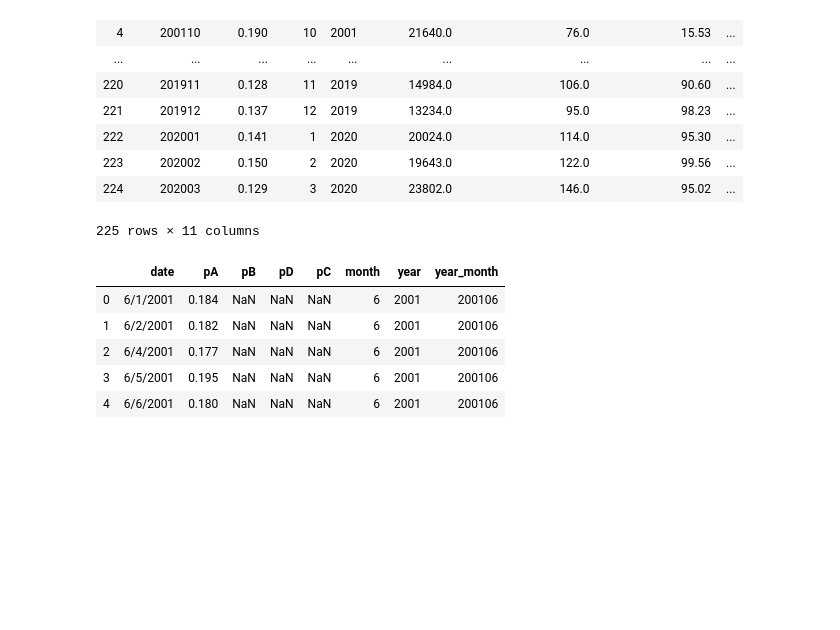
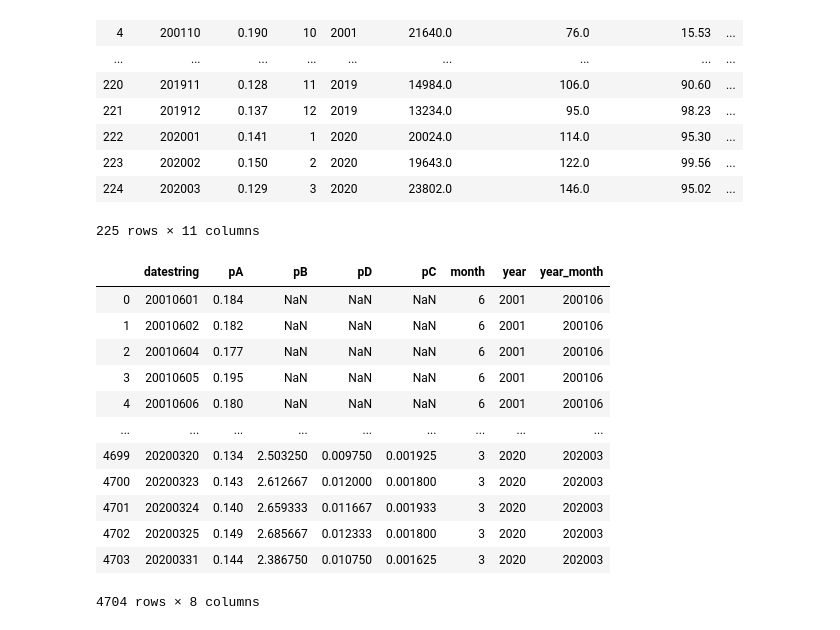
Before and after one commit to ngoodweiler/Data-Analytics-Final_Project, a Jupyter notebook: exhist.ipynb, the cells around one changed output. Drawn from its saved outputs; the diff is of its cells as text; code cells hidden in the pictures; blank space fills up the shorter version.

Commit message:
finished daily and monthly manipulations

```diff
--- a/exhist.ipynb
+++ b/exhist.ipynb
@@ -189,14 +196,21 @@ monthly_data
 | 224 | 202003 | 0.129 | 3 | 2020 | 23802.0 | 146.0 | 95.02 | ... |
 225 rows × 11 columns
 # %%
-daily_assays.head()
+daily_assays
 # %% [output]
-|  | date | pA | pB | pD | pC | month | year | year_month |
-| 0 | 6/1/2001 | 0.184 | NaN | NaN | NaN | 6 | 2001 | 200106 |
-| 1 | 6/2/2001 | 0.182 | NaN | NaN | NaN | 6 | 2001 | 200106 |
-| 2 | 6/4/2001 | 0.177 | NaN | NaN | NaN | 6 | 2001 | 200106 |
-| 3 | 6/5/2001 | 0.195 | NaN | NaN | NaN | 6 | 2001 | 200106 |
-| 4 | 6/6/2001 | 0.180 | NaN | NaN | NaN | 6 | 2001 | 200106 |
+|  | datestring | pA | pB | pD | pC | month | year | year_month |
+| 0 | 20010601 | 0.184 | NaN | NaN | NaN | 6 | 2001 | 200106 |
+| 1 | 20010602 | 0.182 | NaN | NaN | NaN | 6 | 2001 | 200106 |
+| 2 | 20010604 | 0.177 | NaN | NaN | NaN | 6 | 2001 | 200106 |
+| 3 | 20010605 | 0.195 | NaN | NaN | NaN | 6 | 2001 | 200106 |
+| 4 | 20010606 | 0.180 | NaN | NaN | NaN | 6 | 2001 | 200106 |
+| ... | ... | ... | ... | ... | ... | ... | ... | ... |
+| 4699 | 20200320 | 0.134 | 2.503250 | 0.009750 | 0.001925 | 3 | 2020 | 202003 |
+| 4700 | 20200323 | 0.143 | 2.612667 | 0.012000 | 0.001800 | 3 | 2020 | 202003 |
+| 4701 | 20200324 | 0.140 | 2.659333 | 0.011667 | 0.001933 | 3 | 2020 | 202003 |
+| 4702 | 20200325 | 0.149 | 2.685667 | 0.012333 | 0.001800 | 3 | 2020 | 202003 |
+| 4703 | 20200331 | 0.144 | 2.386750 | 0.010750 | 0.001625 | 3 | 2020 | 202003 |
+4704 rows × 8 columns
 # %%
 month_contaminants = daily_assays.groupby('year_month').mean()
 month_contaminants = month_contaminants.drop(columns={'pA','month','year'})
```
Also changed, not shown: parts of 12 cells of this notebook, 1 other file.
